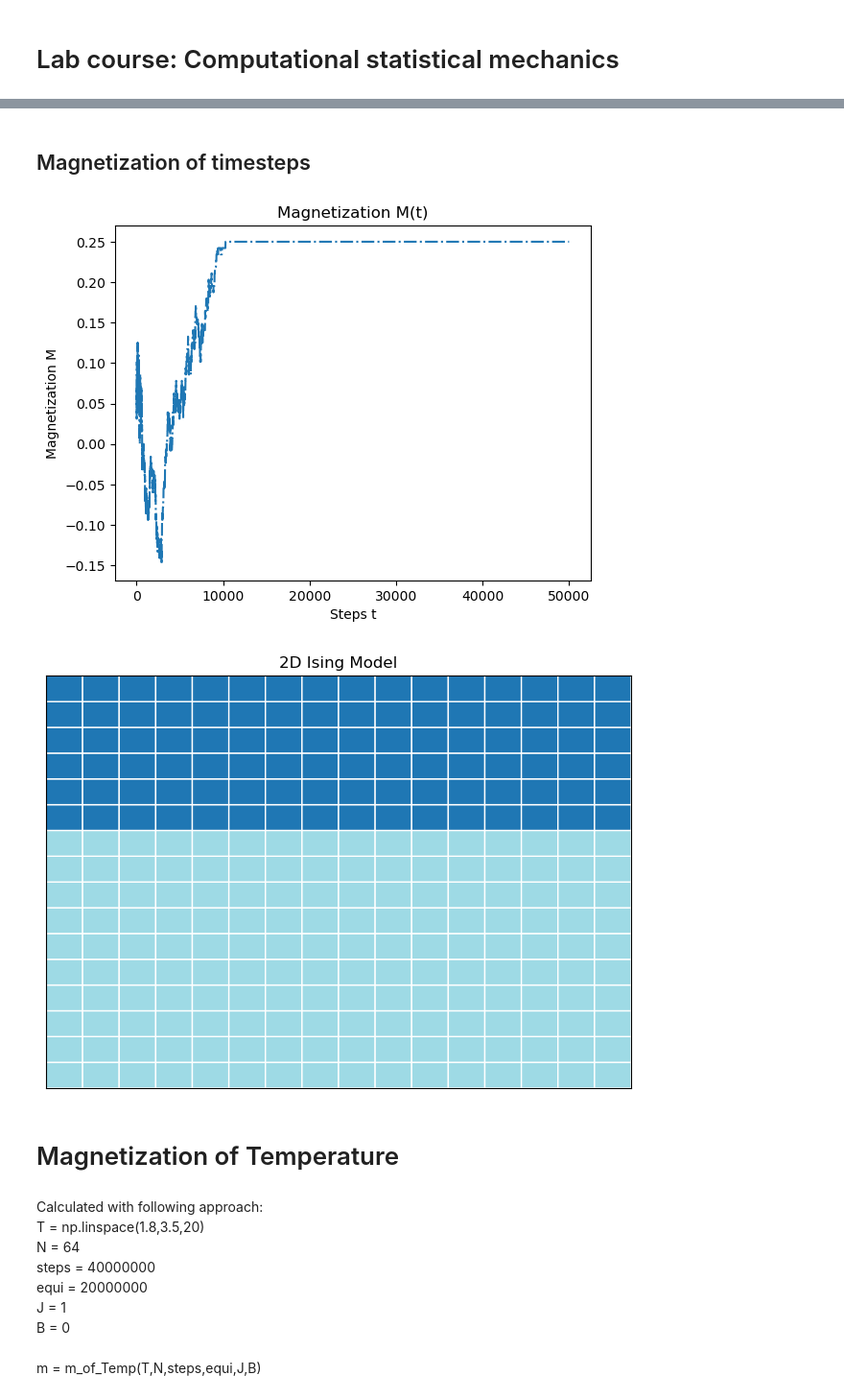
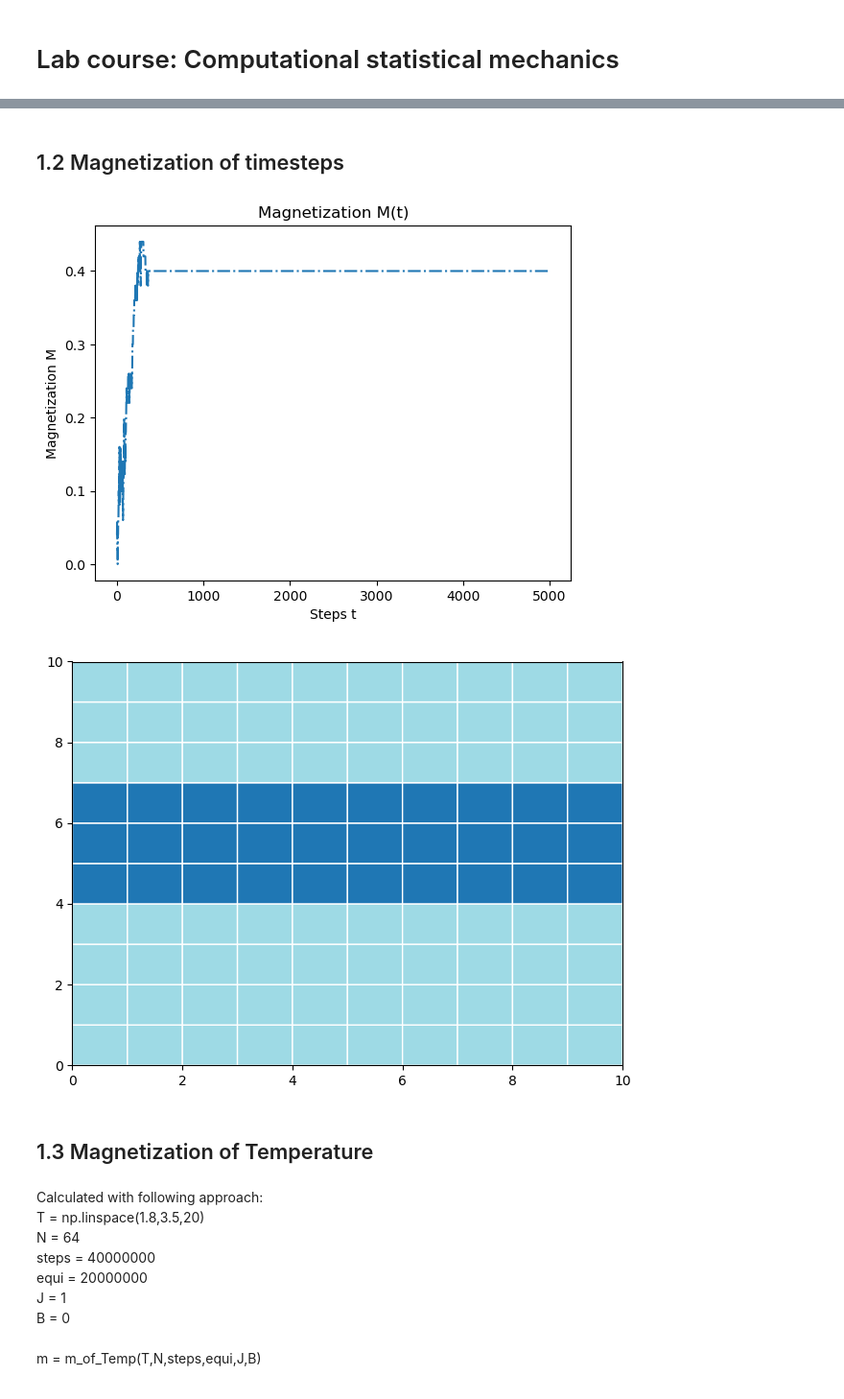
Before and after one commit to MoLydia/MachineLearningOfIsing, a Jupyter notebook: IsingModelSub.ipynb, the cells around one changed output, grey strips where cells are left out. Shown at 96% size. Drawn from its saved outputs; the diff is of its cells as text; code cells hidden in the pictures.

```diff
--- a/IsingModelSub.ipynb
+++ b/IsingModelSub.ipynb
@@ -60,7 +60,6 @@ def spin_flip(grid, T, J ,B):
 # %%
 @njit
 def m_of_t(steps, T, N, random, J, B, val = 1):
-    n_acc = 0
     M = np.zeros(steps)
     grid = init(N, random)
     grid = grid * val
@@ -123,32 +122,32 @@ def plot_m(steps, T, N, random, J, B):
     plt.show()
     return grid
 # %% [markdown]
-## Magnetization of timesteps
+## 1.2 Magnetization of timesteps
 # %%
 # System parameters:
-N = 16
+N = 10
 random_config = True
 n_systems = 6
-B = 0
+B = 0.
 J = 1
 kT = 0
-steps = 50000
+steps = 5000
 # %%
 grid = plot_m(steps, kT, N, random_config, J, B)
 # %% [output]
-[figure, old version]
+[figure, new version]
 # %%
 fig, ax= plt.subplots()
 c = ax.pcolor(grid, edgecolors='white', linewidths=1, cmap='tab20')
-ax.set_title('2D Ising Model')
-plt.gca().axes.get_yaxis().set_visible(False)
-plt.gca().axes.get_xaxis().set_visible(False)
+#ax.set_title('Visualization of the 2D Ising grid')
+#plt.gca().axes.get_yaxis().set_visible(False)
+#plt.gca().axes.get_xaxis().set_visible(False)
 fig.tight_layout()
 plt.show()
 # %% [output]
-[figure, old version]
+[figure, new version]
 # %% [markdown]
-# Magnetization of Temperature
+## 1.3 Magnetization of Temperature
 # %% [markdown]
 Calculated with following approach: <br>
 T = np.linspace(1.8,3.5,20) <br>
```
Also changed, not shown: parts of 33 cells of this notebook.
